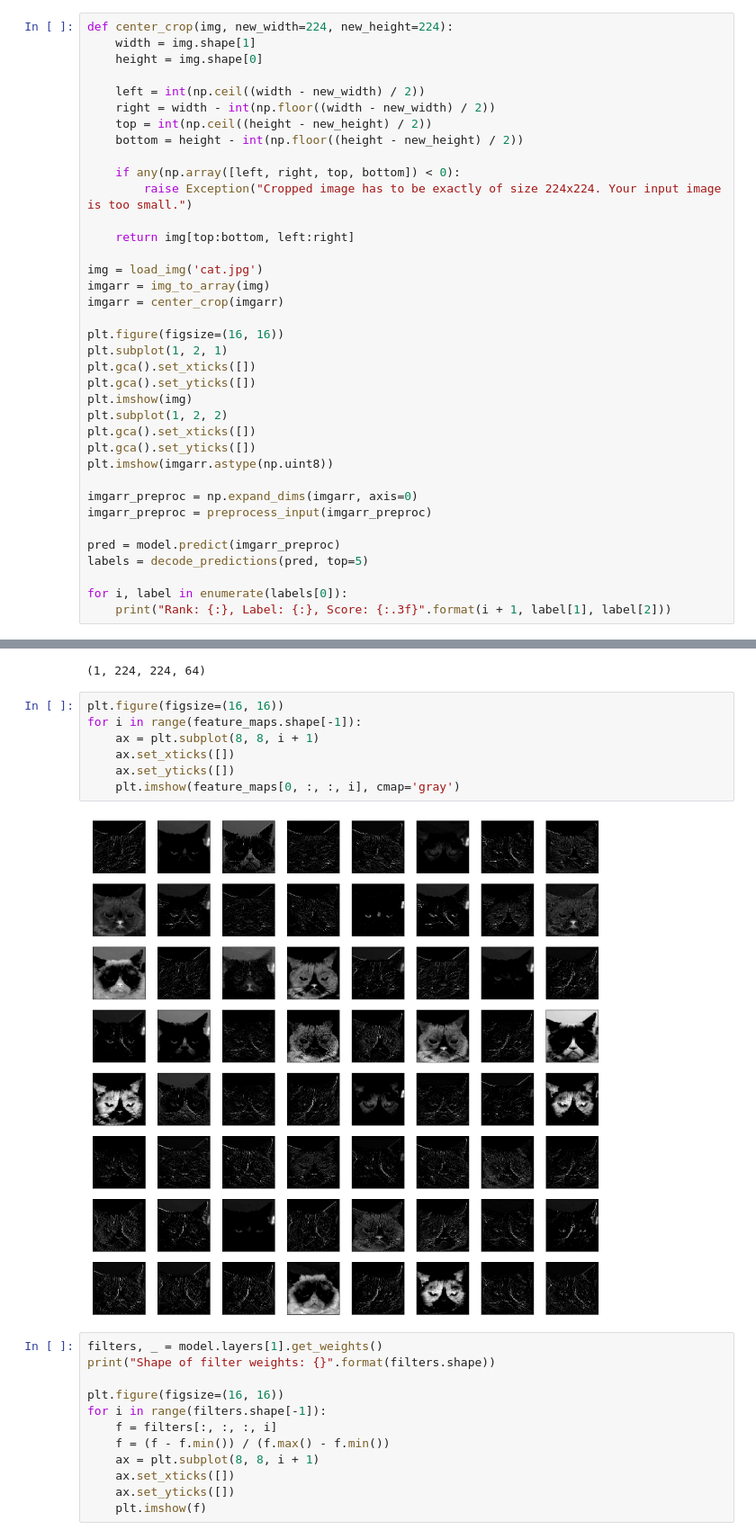
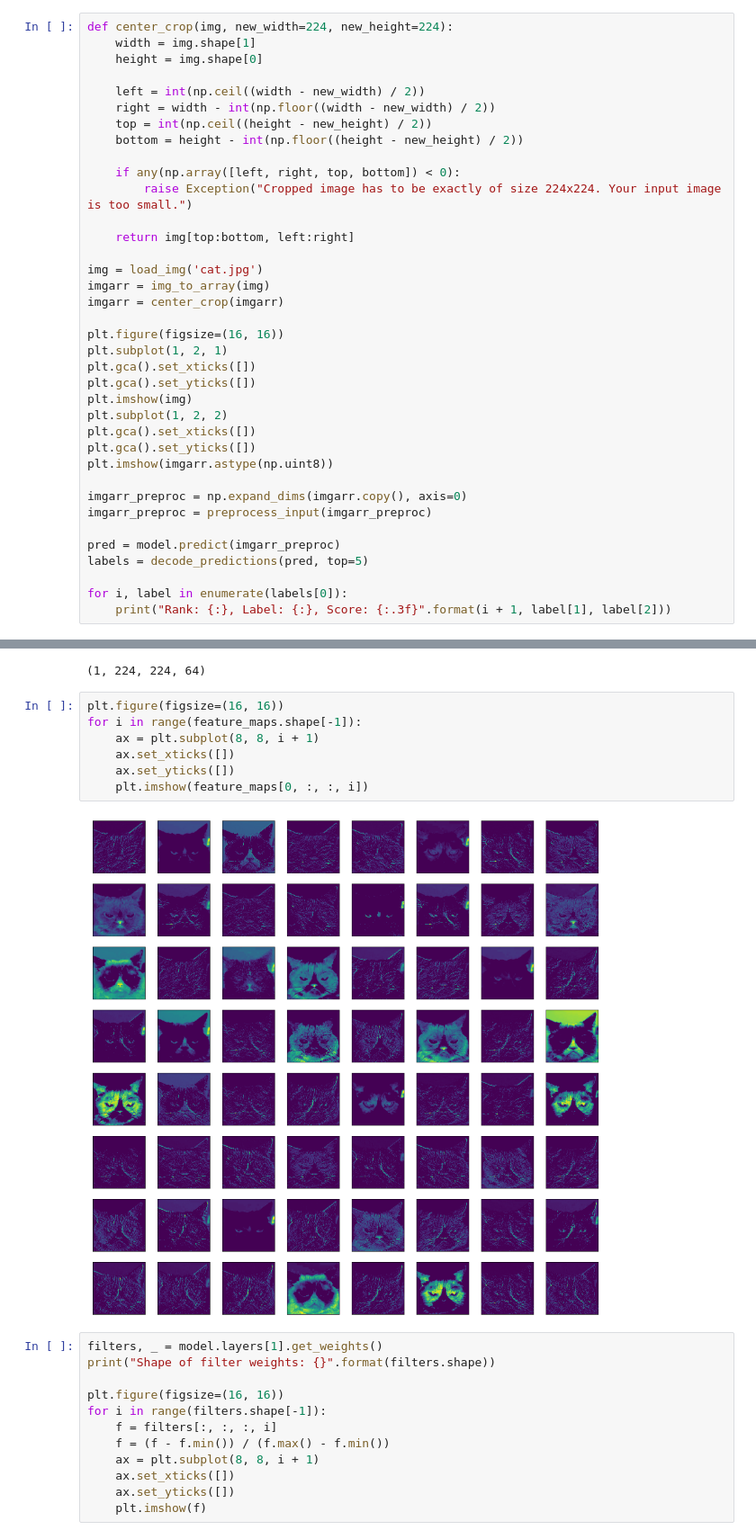
Before and after one commit to stwunsch/kseta-topical-understanding-ml, a Jupyter notebook: kseta002-feature-maps.ipynb, the cells around one changed output, grey strips where cells are left out. Shown at 90% size. Cells and saved outputs as stored; diff of their text form.

```diff
--- a/kseta002-feature-maps.ipynb
+++ b/kseta002-feature-maps.ipynb
@@ -70,7 +73,7 @@ plt.gca().set_xticks([])
 plt.gca().set_yticks([])
 plt.imshow(imgarr.astype(np.uint8))
 
-imgarr_preproc = np.expand_dims(imgarr, axis=0)
+imgarr_preproc = np.expand_dims(imgarr.copy(), axis=0)
 imgarr_preproc = preprocess_input(imgarr_preproc)
 
 pred = model.predict(imgarr_preproc)
@@ -115,12 +118,12 @@ print(feature_maps.shape)
 # %%
 plt.figure(figsize=(16, 16))
 for i in range(feature_maps.shape[-1]):
     ax = plt.subplot(8, 8, i + 1)
     ax.set_xticks([])
     ax.set_yticks([])
-    plt.imshow(feature_maps[0, :, :, i], cmap='gray')
+    plt.imshow(feature_maps[0, :, :, i])
 # %% [output]
-[figure, old version]
+[figure, new version]
 # %%
 filters, _ = model.layers[1].get_weights()
 print("Shape of filter weights: {}".format(filters.shape))
```
Also changed, not shown: parts of 3 cells of this notebook.
